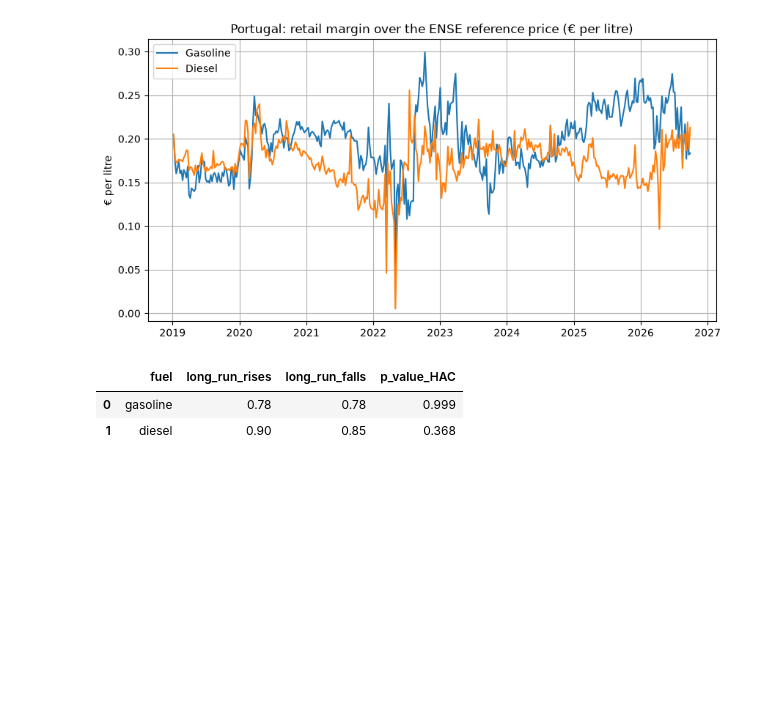
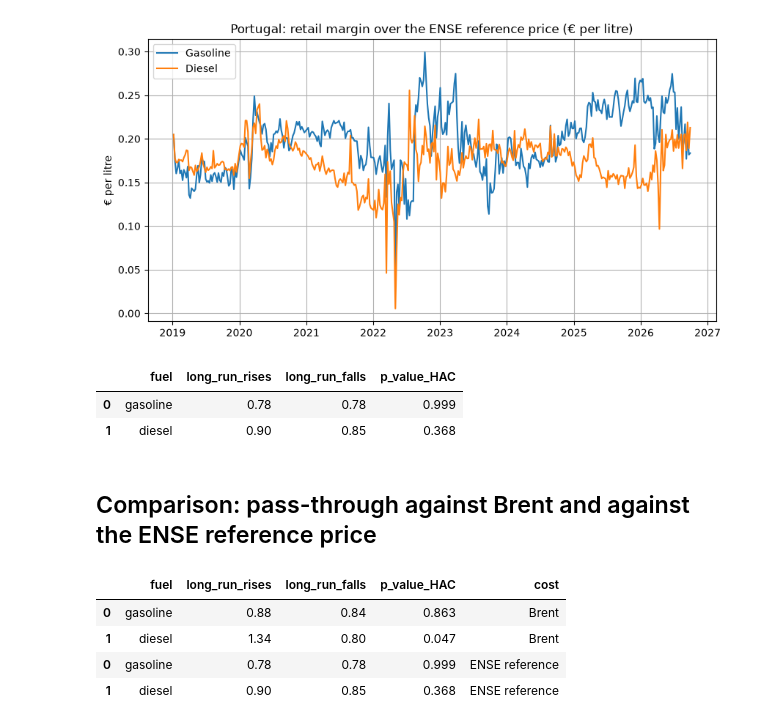
Before and after one commit to josepaulonunes/fuel-prices-portugal, a Jupyter notebook: notebooks/03_ense_reference.ipynb, the cells around one changed output. Saved outputs shown, nothing was run; the diff lists cells and outputs as text; code cells hidden in the pictures; blank space fills up the shorter version.

```diff
--- a/notebooks/03_ense_reference.ipynb
+++ b/notebooks/03_ense_reference.ipynb
@@ -114,3 +114,21 @@ ense_results
 |  | fuel | long_run_rises | long_run_falls | p_value_HAC |
 | 0 | gasoline | 0.78 | 0.78 | 0.999 |
 | 1 | diesel | 0.90 | 0.85 | 0.368 |
+# %% [markdown]
+## Comparison: pass-through against Brent and against the ENSE reference price
+# %%
+# Combine the Brent results (notebook 02) and the ENSE results in one table
+brent_results = pd.read_csv("../data/processed/rockets_feathers_improved.csv")
+brent_results["cost"] = "Brent"
+ense_results["cost"] = "ENSE reference"
+comparison = pd.concat([brent_results, ense_results])
+
+# Save it (also used by the Tableau dashboard)
+comparison.to_csv("../data/processed/rockets_feathers_comparison.csv", index=False)
+comparison
+# %% [output]
+|  | fuel | long_run_rises | long_run_falls | p_value_HAC | cost |
+| 0 | gasoline | 0.88 | 0.84 | 0.863 | Brent |
+| 1 | diesel | 1.34 | 0.80 | 0.047 | Brent |
+| 0 | gasoline | 0.78 | 0.78 | 0.999 | ENSE reference |
+| 1 | diesel | 0.90 | 0.85 | 0.368 | ENSE reference |
```
Also changed, not shown: parts of 1 cell of this notebook, 2 other files.
